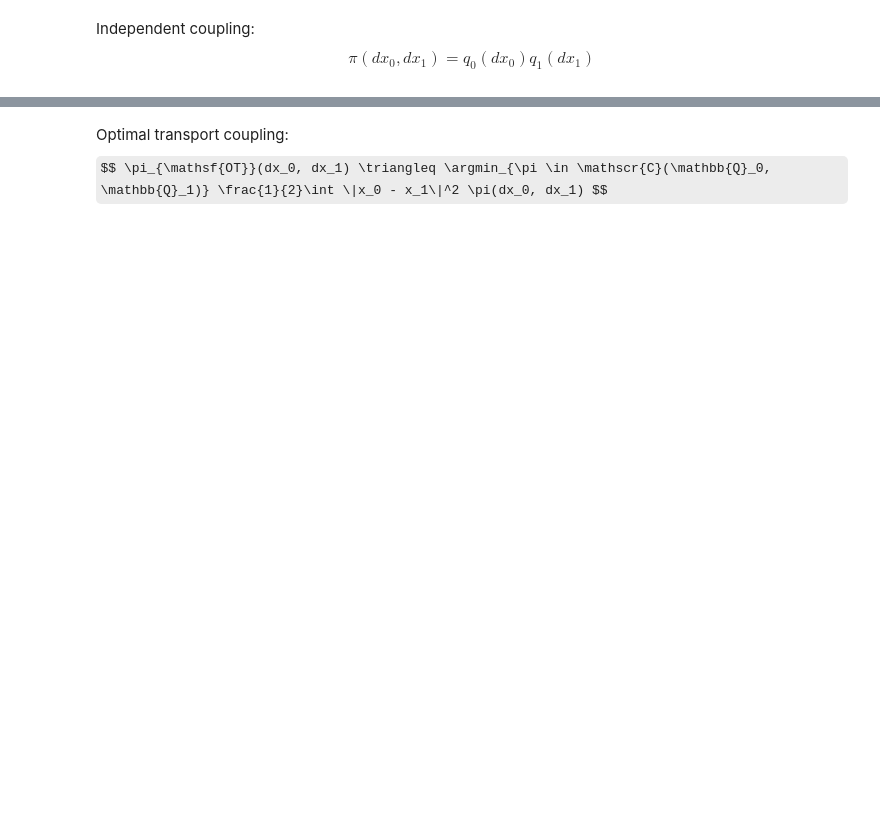
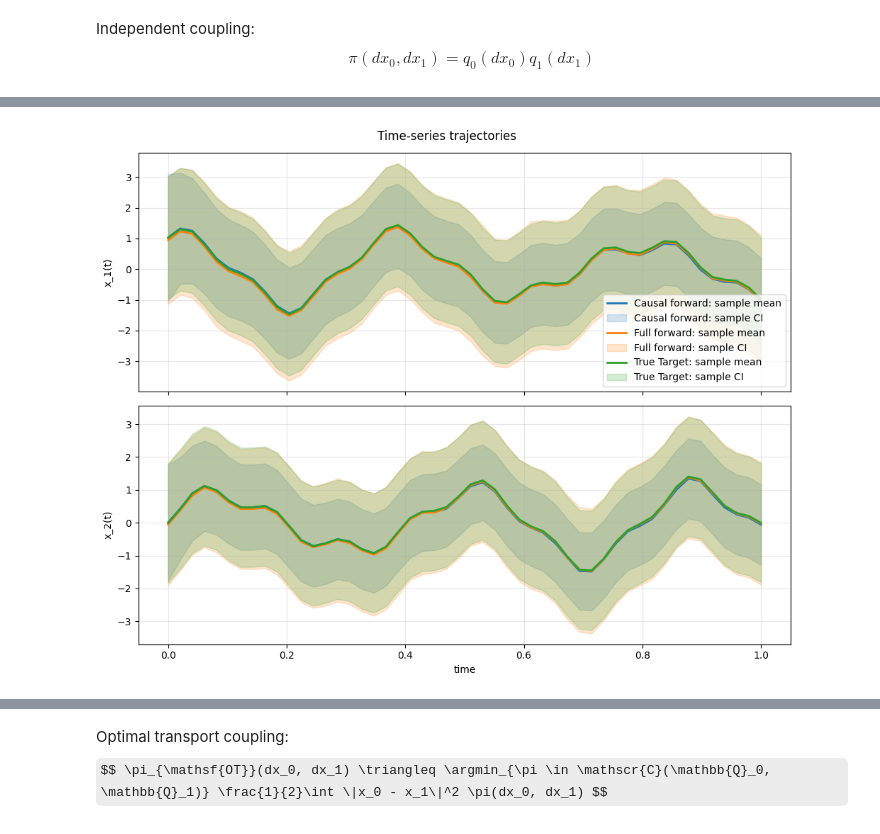
Before and after one commit to tkargin/conditional-flow-matching, a Jupyter notebook: MaskedCFM/MaskedCFM.ipynb, the cells around one changed output, grey strips where cells are left out. Saved outputs shown, nothing was run; the diff lists cells and outputs as text; code cells hidden in the pictures; some formulas as TeX source; blank space fills up the shorter version.

```diff
--- a/MaskedCFM/MaskedCFM.ipynb
+++ b/MaskedCFM/MaskedCFM.ipynb
@@ -240,0 +550,38 @@ for k in range(20000):
+# %%
+eval_batch = 2**12
+time_grid = gp_sampler.times.cpu().numpy()  # assumes you still have the sampler around
+gp_mean_flat, gp_cov = gp_sampler.get_stats(flatten=True)
+gp_mean = gp_mean_flat.reshape(T, dim).cpu().numpy()
+gp_std = torch.sqrt(torch.diagonal(gp_cov).reshape(T, dim)).cpu().numpy()
+
+node_causal = NeuralODE(torch_wrapper(model_causal), solver="dopri5",
+                        sensitivity="adjoint", atol=1e-4, rtol=1e-4)
+node_full = NeuralODE(torch_wrapper(model_full), solver="dopri5",
+                      sensitivity="adjoint", atol=1e-4, rtol=1e-4)
+
+x0 = prior_sampler.sample(eval_batch).to(device)
+x1_true = target_sampler.sample(eval_batch).to(device).reshape(eval_batch, T, dim).cpu().numpy()
+with torch.no_grad():
+    x1_causal = node_causal.trajectory(x0, t_span=torch.linspace(0, 1, 2).to(device))[-1]
+    x1_full = node_full.trajectory(x0, t_span=torch.linspace(0, 1, 2).to(device))[-1]
+
+data_causal = x1_causal.reshape(eval_batch, T, dim).cpu().numpy()
+data_full = x1_full.reshape(eval_batch, T, dim).cpu().numpy()
+# %%
+fig_samples = plot_time_series(
+    [(time_grid, data_causal), (time_grid, data_full), (time_grid, x1_true)],
+    labels=["Causal forward", "Full forward", "True Target"],
+    plot_mean=True,
+    plot_ci=True,
+    #true_mean=[gp_mean, None],
+    #true_std=[gp_std, None],
+    ci_level=2.0,
+    max_samples=0,
+    separate_dims=True,
+    figsize=(10, 4),
+)
+
+fig_samples.savefig(samples_fig_path, dpi=150, bbox_inches="tight")
+plt.show()
+# %% [output]
+[figure, added]
```
Also changed, not shown: parts of 20 cells of this notebook, 18 other files.
